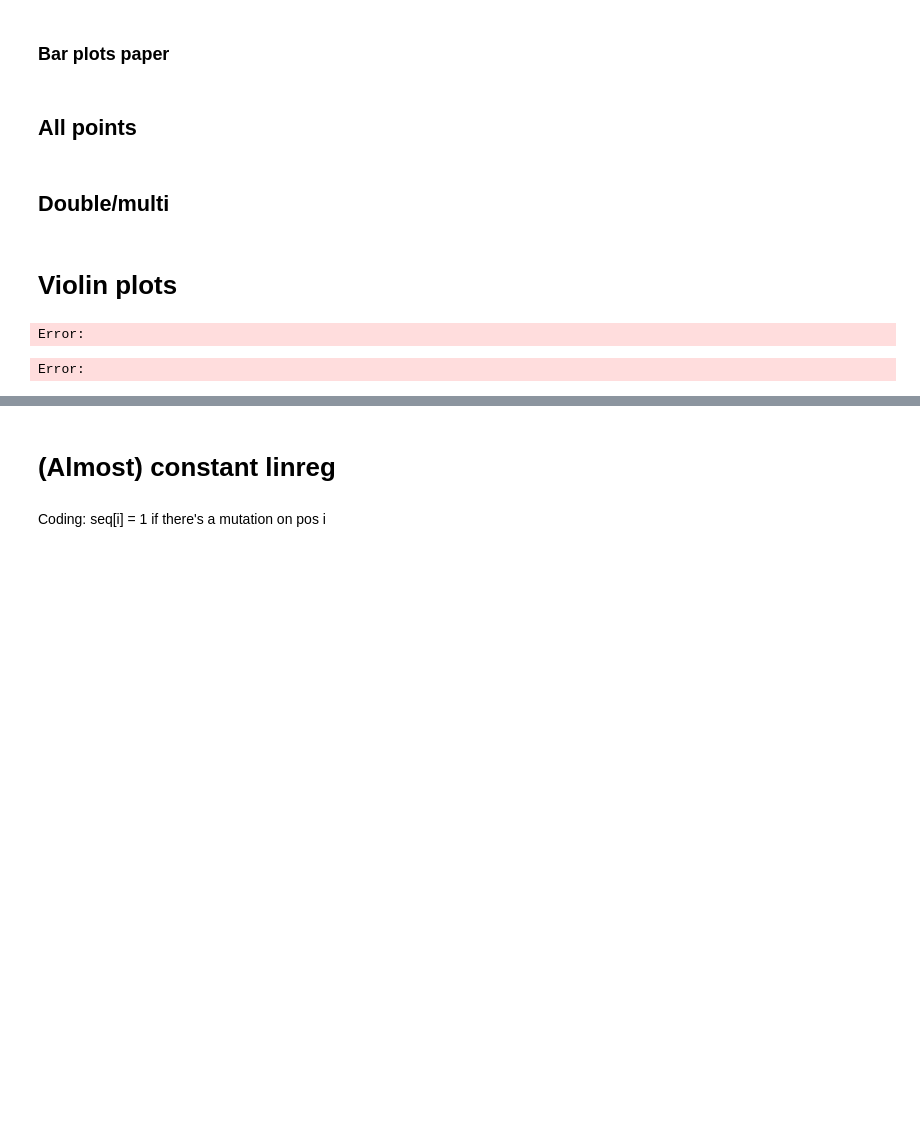
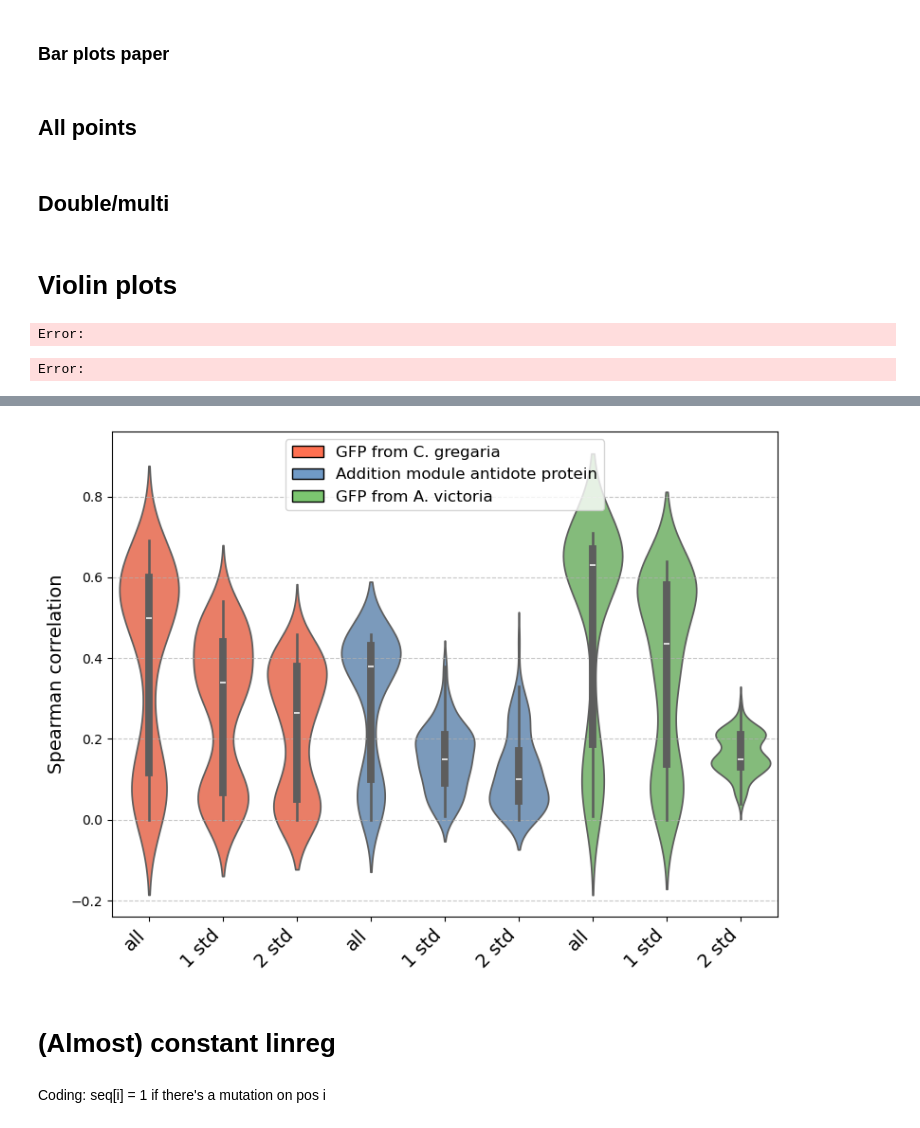
Before and after one commit to netwasted/epistasis_prediction_review, a Jupyter notebook: notebooks/plots.ipynb, the cells around one changed output, grey strips where cells are left out. Saved outputs shown, nothing was run; the diff lists cells and outputs as text; code cells hidden in the pictures; blank space fills up the shorter version.

```diff
--- a/notebooks/plots.ipynb
+++ b/notebooks/plots.ipynb
@@ -950,0 +941,76 @@ plt.show()
+# %%
+import pandas as pd
+import seaborn as sns
+import matplotlib.pyplot as plt
+from matplotlib.patches import Patch
+
+# Load the data
+data = pd.read_csv('all_models.csv')
+
+# List of selected columns (datasets) to include in the plot
+selected_columns = [
+    "D7PM05_CLYGR_Somermeyer_2022_all", "D7PM05_CLYGR_Somermeyer_2022_1std", "D7PM05_CLYGR_Somermeyer_2022_2std",
+    "F7YBW8_MESOW_Aakre_2015_all", "F7YBW8_MESOW_Aakre_2015_1std", "F7YBW8_MESOW_Aakre_2015_2std",
+    "GFP_AEQVI_Sarkisyan_2016_all", "GFP_AEQVI_Sarkisyan_2016_1std", "GFP_AEQVI_Sarkisyan_2016_2std"
+]
+
+# Add the 'model' column to the selected columns for context
+columns_to_plot = ["model"] + selected_columns
+
+# Filter the DataFrame
+filtered_data = data[columns_to_plot]
+# Take the absolute value of all numerical columns
+filtered_data[selected_columns] = filtered_data[selected_columns].abs()
+# Remove rows which have 'LinearRegression' in the 'model' column
+filtered_data = filtered_data[~filtered_data['model'].str.contains('LinearRegression')]
+# Melt the filtered DataFrame into long format for plotting
+df_melted = filtered_data.melt(id_vars=["model"], var_name="Dataset", value_name="Spearman correlation")
+
+# Set up the plot
+plt.figure(figsize=(8, 6))
+
+# Define a custom color palette
+palette = [
+    "#ff7051", "#ff7051", "#ff7051",  # Colors for D7PM05_CLYGR (orange shades)
+    "#709ac6", "#709ac6", "#709ac6",  # Colors for F7YBW8_MESOW (blue shades)
+    "#7cc670", "#7cc670", "#7cc670"   # Colors for GFP_AEQVI (green shades)
+]
+
+# Create the violin plot
+sns.violinplot(
+    data=df_melted,
+    x="Dataset",
+    y="Spearman correlation",
+    palette=palette,
+    scale="width",
+    inner="box"
+)
+
+# Customize the plot
+plt.ylabel("Spearman correlation", fontsize=14)
+
+# Custom x-tick labels
+custom_labels = [
+    "all", "1 std", "2 std",
+    "all", "1 std", "2 std",
+    "all", "1 std", "2 std"
+]
+plt.xticks(ticks=range(len(custom_labels)), labels=custom_labels, rotation=45, fontsize=14, ha='right')
+
+# Remove x-axis label
+plt.xlabel(None)
+
+# Add a legend for the colors
+legend_elements = [
+    Patch(facecolor="#ff7051", edgecolor='k', label="GFP from C. gregaria"),
+    Patch(facecolor="#709ac6", edgecolor='k', label="Addition module antidote protein"),
+    Patch(facecolor="#7cc670", edgecolor='k', label="GFP from A. victoria")
+]
+plt.legend(handles=legend_elements, loc="upper center", fontsize=12, title_fontsize=14)
+
+# Adjust layout and show the plot
+plt.tight_layout()
+plt.grid(axis='y', linestyle='--', alpha=0.7)
+plt.savefig('figures/paper/supp3.png', dpi=300)
+plt.show()
+# %% [output]
@@ -951,3 +1029,4 @@ plt.show()
+[figure, added]
 # %% [markdown]
 # (Almost) constant linreg
 # %% [markdown]
```
Also changed, not shown: parts of 11 cells of this notebook, 10 other files.
